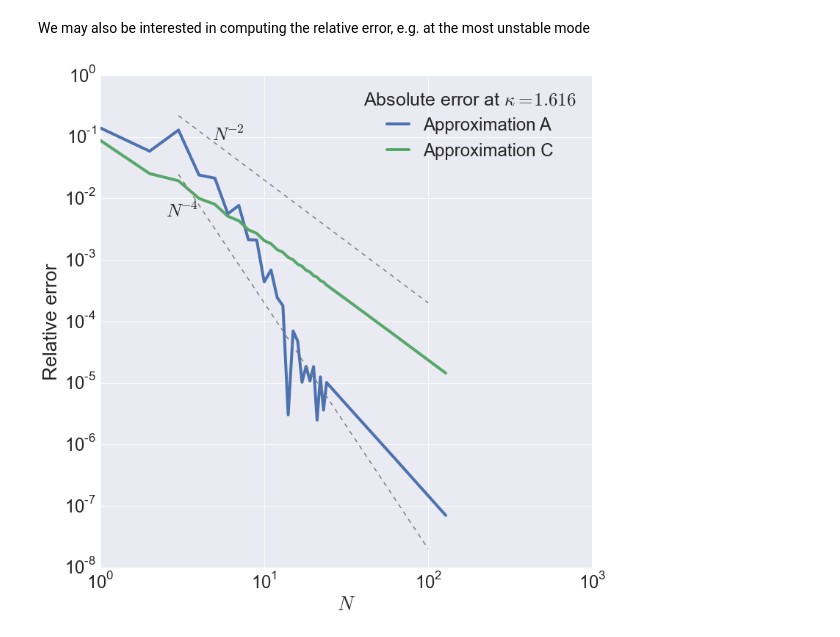
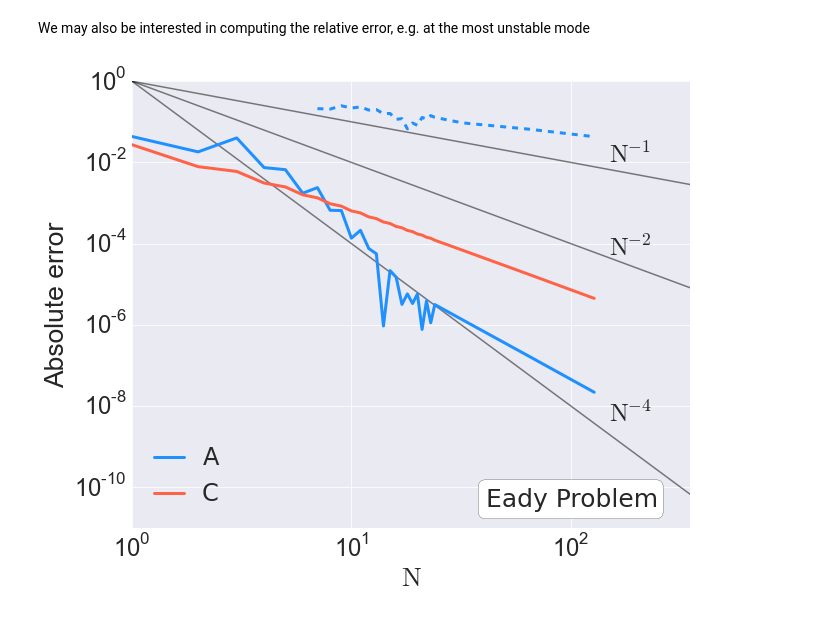
Before and after one commit to cesar-rocha/qg_vertical_modes, a Jupyter notebook: eady_problem/linear_eady_galerk.ipynb, the cells around one changed output. Drawn from its saved outputs; the diff is of its cells as text; code cells hidden in the pictures.

Commit message:
added error calculations and plots

```diff
--- a/eady_problem/linear_eady_galerk.ipynb
+++ b/eady_problem/linear_eady_galerk.ipynb
@@ -407,29 +414,50 @@ def relative_error(exact,approx):
-# %%
-# error estimates
-imax = eady_exact['sig'].argmax()   # maximum sig in exact sol
-error_sig_maxA, error_sig_maxC = np.zeros(Nmodes.size),\
-    np.zeros(Nmodes.size)
-
-for i in range(Nmodes.size):
-    error_sig_maxA[i] = relative_error(eady_exact['sig'][imax],\
-            eadyA['sig'][i,imax])
-    error_sig_maxC[i] = relative_error(eady_exact['sig'][imax],\
-            eadyC['sig'][i,imax])
-
-## plot error fixed k
-ns = np.array([3.,100.])
-es2,es4 = 1/(ns**2), 1/(ns**4)
-
-fig=plt.figure(figsize=(12,12))
-plt.loglog(Nmodes,error_sig_maxA,linewidth=lw,label='Approximation A')
-plt.loglog(Nmodes,error_sig_maxC,linewidth=lw,label='Approximation C')
-plt.loglog(ns,2*es2,'--',color=".5")
-plt.loglog(ns,2*es4,'--',color=".5")
-plt.text(4.800, 0.087,r'$N^{-2}$',fontsize=25)
-plt.text(2.5, 0.005,r'$N^{-4}$',fontsize=25)
-plt.xlabel(r'$N$')
-plt.ylabel(r'Relative error')
-plt.legend(loc=1, title = r'Absolute error at $\kappa = 1.616$')
-plt.savefig('figs/relative_error_ABC_fixed_k')
-# %% [output]
-[figure, removed]
+# %%
+# the fasted growing mode
+imax = eady_exact['sig'].argmax()
+
+# calculate error at some wanumbers
+kappas = np.array([.5,kappa[imax],4.,8.])
+inds = np.zeros(kappas.size)
+
+for i in range(kappas.size):
+    kappas[i],inds[i] = find_nearest(kappa, kappas[i])
+# %%
+errorA = np.zeros((Nmodes.size,kappas.size))
+errorC = np.zeros((Nmodes.size,kappas.size))
+
+for n in range(Nmodes.size):
+    for k in range(inds.size):
+        errorA[n,k] = absolute_error(eady_exact['sig'][inds[k]],\
+                                     eadyA['sig'][n,inds[k]])
+        errorC[n,k] = absolute_error(eady_exact['sig'][inds[k]],\
+                                     eadyC['sig'][n,inds[k]])
+# %%
+ns = np.array([1,500.])
+lw = 3.
+
+plt.figure(figsize=(10,8))
+
+plt.loglog(ns,1/ns**2,'k',alpha=.5)
+plt.loglog(ns,1/ns**1,'k',alpha=.5)
+plt.loglog(ns,1/ns**4,'k',alpha=.5)
+
+# solid line error at k ~2 (max growth rate)
+plt.loglog(Nmodes,errorA[:,1],color=color1,label='A',linewidth=lw)
+plt.loglog(Nmodes,errorC[:,1],color=color2,label='C',linewidth=lw)
+# dashed line error at k ~8 (max growth rate)
+plt.loglog(Nmodes,errorA[:,-1],'--',color=color1,linewidth=lw)
+plt.loglog(Nmodes,errorC[:,-1],'--',color=color2,linewidth=lw)
+plt.legend(loc=3)
+plt.yticks(np.array([1.e-10,1.e-8,1.e-6,1.e-4,1.e-2,1.e0]))
+plt.text(150,4.e-9,r'$\mathrm{N}^{-4}$')
+plt.text(150,5.e-5,r'$\mathrm{N}^{-2}$')
+plt.text(150,1.e-2,r'$\mathrm{N}^{-1}$')
+plt.xlabel(r"$\mathrm{N}$")
+plt.ylabel(r"Absolute error")
+plt.xlim(0,350)
+plt.text(100, .5e-10, r"Eady Problem", size=25, rotation=0.,\
+                ha="center", va="center",\
+                bbox = dict(boxstyle="round",ec='k',fc='w'))
+plt.savefig('figs/Error_eady')
+# %% [output]
+[figure, added]
```
Also changed, not shown: parts of 3 cells of this notebook.
